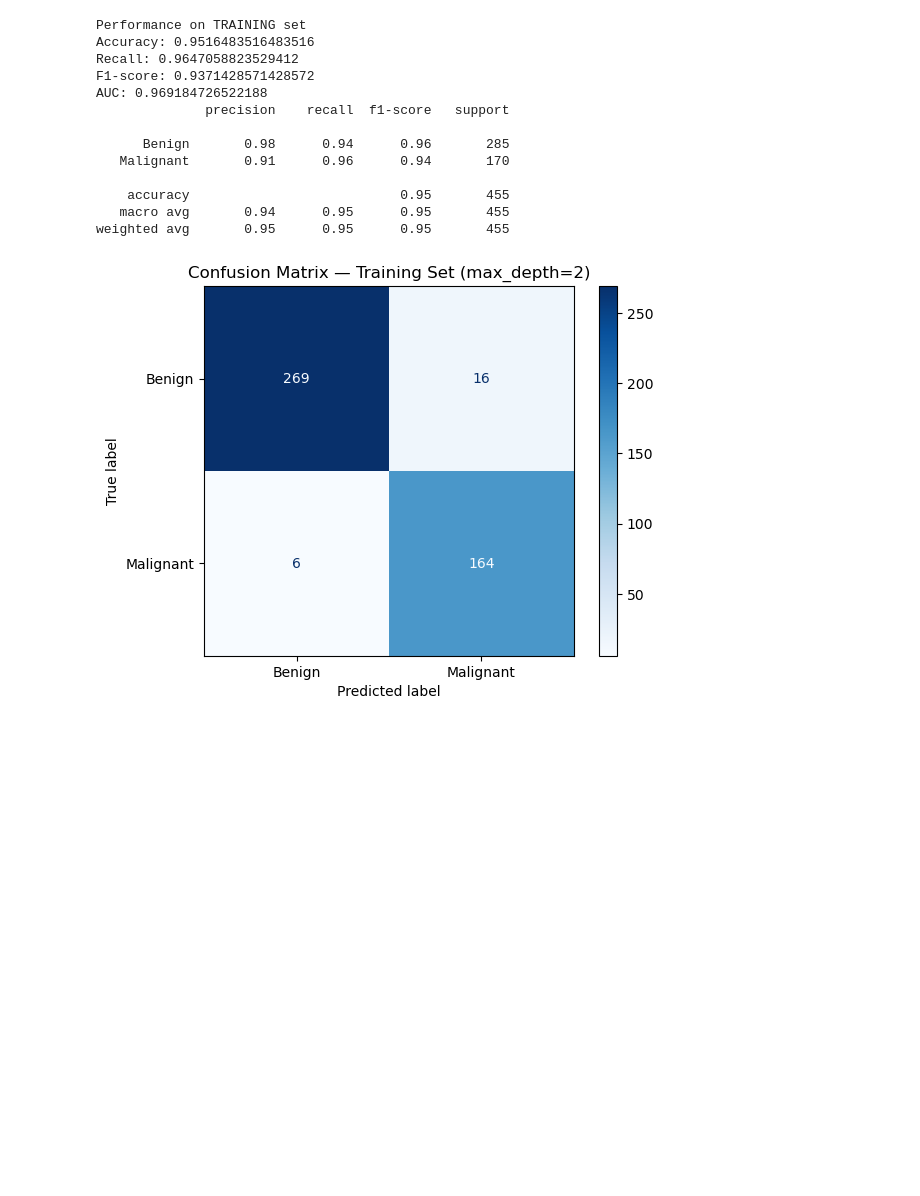
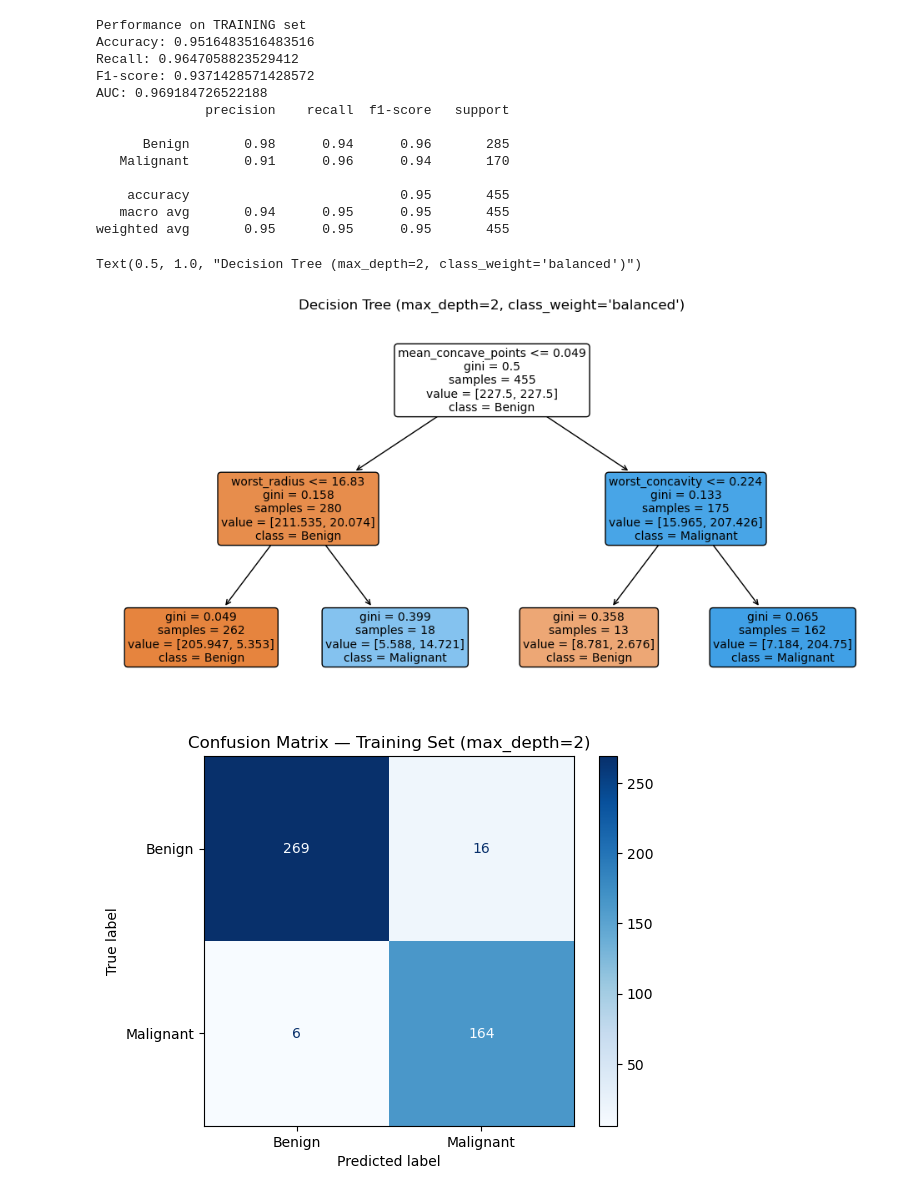
Before and after one commit to Duppal147/Stat-451, a Jupyter notebook: Stat 451 Decision Tree.ipynb, the cells around one changed output. Cells and saved outputs as stored; diff of their text form; code cells hidden in the pictures; blank space fills up the shorter version.

Commit message:
Update decision tree notebook

```diff
--- a/Stat 451 Decision Tree.ipynb
+++ b/Stat 451 Decision Tree.ipynb
@@ -94,6 +94,17 @@ AUC: 0.969184726522188
     accuracy                           0.95       455
    macro avg       0.94      0.95      0.95       455
 weighted avg       0.95      0.95      0.95       455
+# %%
+from sklearn.tree import plot_tree
+import matplotlib.pyplot as plt
+
+plt.figure(figsize=(12, 6))
+plot_tree(best_tree, feature_names=X_train.columns, class_names=['Benign', 'Malignant'],
+          filled=True, rounded=True, fontsize=10)
+plt.title(f"Decision Tree (max_depth={best_depth}, class_weight='balanced')")
+# %% [output]
+Text(0.5, 1.0, "Decision Tree (max_depth=2, class_weight='balanced')")
+[figure, added]
 # %%
 #confussion matrix
 cm_train = confusion_matrix(y_train, y_train_pred)
```
